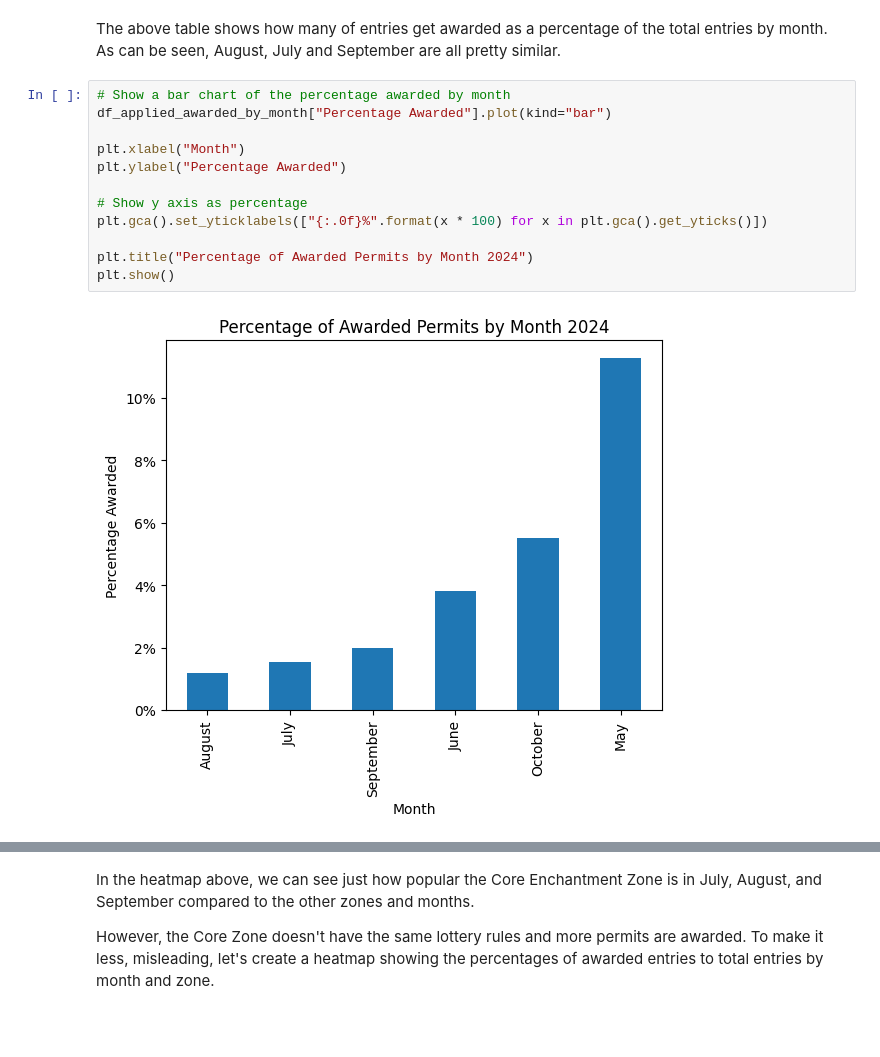
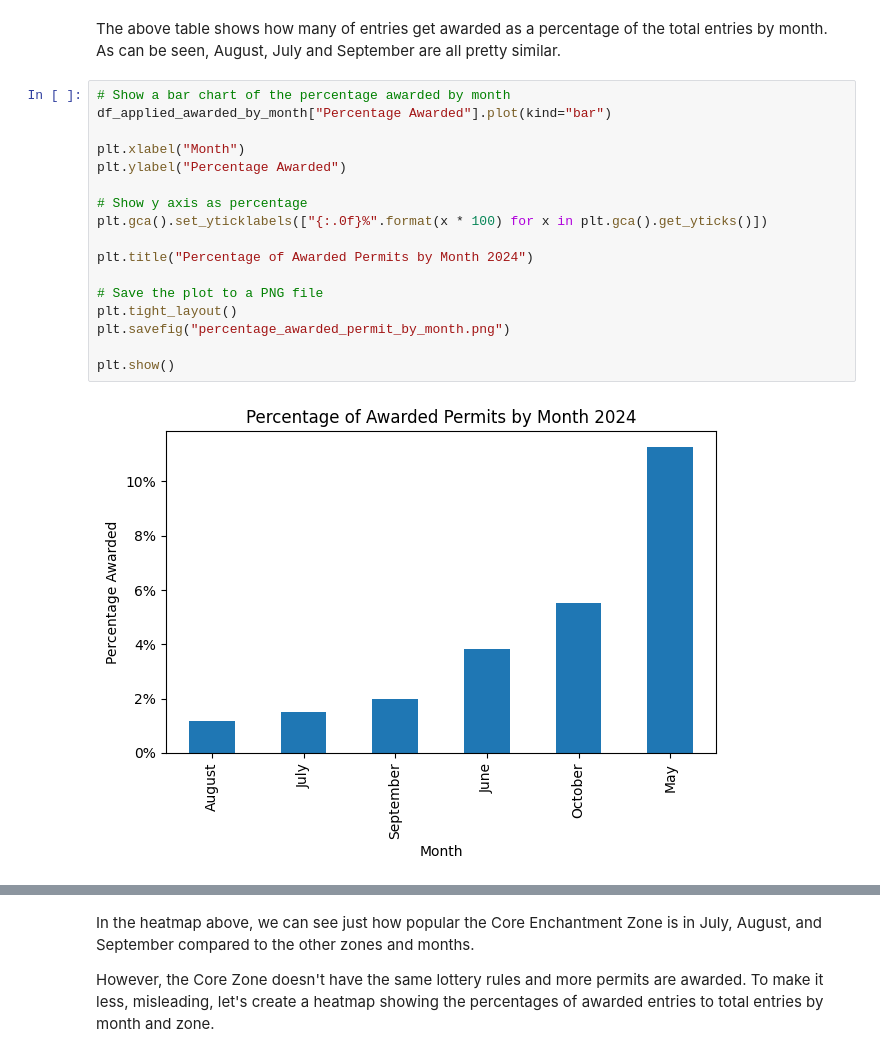
Before and after one commit to jarrett-retz-tech-services/enchantments_lottery, a Jupyter notebook: 2024/analysis.ipynb, the cells around one changed output, grey strips where cells are left out. Saved outputs shown, nothing was run; the diff lists cells and outputs as text; blank space fills up the shorter version.

```diff
--- a/2024/analysis.ipynb
+++ b/2024/analysis.ipynb
@@ -1262,17 +1291,22 @@ The above table shows how many of entries get awarded as a percentage of the tot
 # %%
 # Show a bar chart of the percentage awarded by month
 df_applied_awarded_by_month["Percentage Awarded"].plot(kind="bar")
 
 plt.xlabel("Month")
 plt.ylabel("Percentage Awarded")
 
 # Show y axis as percentage
 plt.gca().set_yticklabels(["{:.0f}%".format(x * 100) for x in plt.gca().get_yticks()])
 
 plt.title("Percentage of Awarded Permits by Month 2024")
+
+# Save the plot to a PNG file
+plt.tight_layout()
+plt.savefig("percentage_awarded_permit_by_month.png")
+
 plt.show()
 # %% [output]
-[figure, old version]
+[figure, new version]
 # %%
 ## Create a heatmap of the number of applications by month and zone
 # Group the data by month and zone
```
Also changed, not shown: parts of 26 cells of this notebook.
